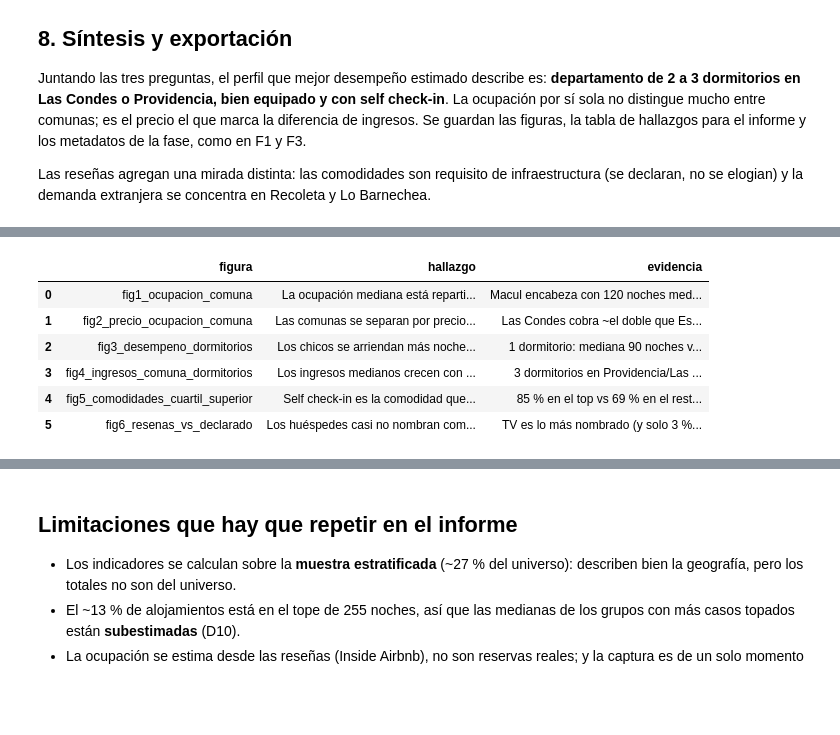
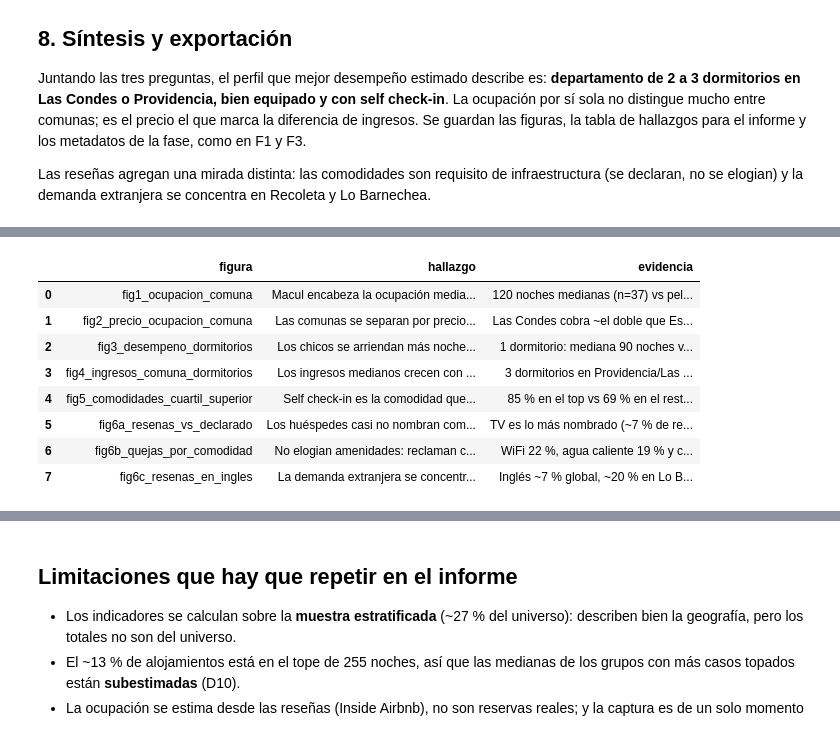
Before and after one commit to RedWolfo10/proyecto-grupo4-mcdi500, a Jupyter notebook: F4/S3_F4_Visualizacion_Comunicacion.ipynb, the cells around one changed output, grey strips where cells are left out. Cells and saved outputs as stored; diff of their text form; code cells hidden in the pictures; blank space fills up the shorter version.

```diff
--- a/F4/S3_F4_Visualizacion_Comunicacion.ipynb
+++ b/F4/S3_F4_Visualizacion_Comunicacion.ipynb
@@ -607,28 +631,34 @@ Guardada: F4/figuras/fig6_resenas_vs_declarado.png
 # %%
 hallazgos = pd.DataFrame([
-    ("fig1_ocupacion_comuna", "La ocupación mediana está repartida parejo entre comunas",
-     "Macul encabeza con 120 noches medianas (n=37); Providencia combina 96 noches con mucha oferta"),
+    ("fig1_ocupacion_comuna", "Macul encabeza la ocupación mediana pero con pocos casos",
+     "120 noches medianas (n=37) vs pelotón de ~90 en Providencia, Santiago, Est. Central y Ñuñoa; el oriente premium queda abajo"),
     ("fig2_precio_ocupacion_comuna", "Las comunas se separan por precio, no por ocupación",
      "Las Condes cobra ~el doble que Estación Central con ocupaciones medianas similares"),
     ("fig3_desempeno_dormitorios", "Los chicos se arriendan más noches; los grandes cobran más",
      "1 dormitorio: mediana 90 noches vs 31 en 4+; el precio mediano sube de 51 mil a 315 mil CLP"),
     ("fig4_ingresos_comuna_dormitorios", "Los ingresos medianos crecen con los dormitorios en el oriente",
      "3 dormitorios en Providencia/Las Condes supera 13 M CLP medianos; 2 dormitorios tiene más n y sigue alto"),
     ("fig5_comodidades_cuartil_superior", "Self check-in es la comodidad que más distingue al cuartil superior",
      "85 % en el top vs 69 % en el resto; mediana 96 vs 48 noches. Asociación, no causalidad"),
-    ("fig6_resenas_vs_declarado", "Los huéspedes casi no nombran comodidades en sus reseñas",
-     "TV es lo más nombrado (y solo 3 % en queja); WiFi se nombra poco pero 22 % es reclamo. Inglés ~7 % global"),
+    ("fig6a_resenas_vs_declarado", "Los huéspedes casi no nombran comodidades en sus reseñas",
+     "TV es lo más nombrado (~7 % de reseñas); self check-in ~0,1 % pese a declararse en 70 %"),
+    ("fig6b_quejas_por_comodidad", "No elogian amenidades: reclaman cuando fallan",
+     "WiFi 22 %, agua caliente 19 % y cocina 14 % de sus menciones son queja; TV solo 3 %"),
+    ("fig6c_resenas_en_ingles", "La demanda extranjera se concentra en el oriente",
+     "Inglés ~7 % global, ~20 % en Lo Barnechea y ~14 % en Vitacura (D6)"),
 ], columns=["figura", "hallazgo", "evidencia"])
 hallazgos.to_csv(DIR_DOCS / "hallazgos_f4.csv", index=False)
 hallazgos
 # %% [output]
 |  | figura | hallazgo | evidencia |
-| 0 | fig1_ocupacion_comuna | La ocupación mediana está reparti... | Macul encabeza con 120 noches med... |
+| 0 | fig1_ocupacion_comuna | Macul encabeza la ocupación media... | 120 noches medianas (n=37) vs pel... |
 | 1 | fig2_precio_ocupacion_comuna | Las comunas se separan por precio... | Las Condes cobra ~el doble que Es... |
 | 2 | fig3_desempeno_dormitorios | Los chicos se arriendan más noche... | 1 dormitorio: mediana 90 noches v... |
 | 3 | fig4_ingresos_comuna_dormitorios | Los ingresos medianos crecen con ... | 3 dormitorios en Providencia/Las ... |
 | 4 | fig5_comodidades_cuartil_superior | Self check-in es la comodidad que... | 85 % en el top vs 69 % en el rest... |
-| 5 | fig6_resenas_vs_declarado | Los huéspedes casi no nombran com... | TV es lo más nombrado (y solo 3 %... |
+| 5 | fig6a_resenas_vs_declarado | Los huéspedes casi no nombran com... | TV es lo más nombrado (~7 % de re... |
+| 6 | fig6b_quejas_por_comodidad | No elogian amenidades: reclaman c... | WiFi 22 %, agua caliente 19 % y c... |
+| 7 | fig6c_resenas_en_ingles | La demanda extranjera se concentr... | Inglés ~7 % global, ~20 % en Lo B... |
 # %%
 metadatos = {
     "fase": "F4",
```
Also changed, not shown: parts of 9 cells of this notebook, 3 other files.
